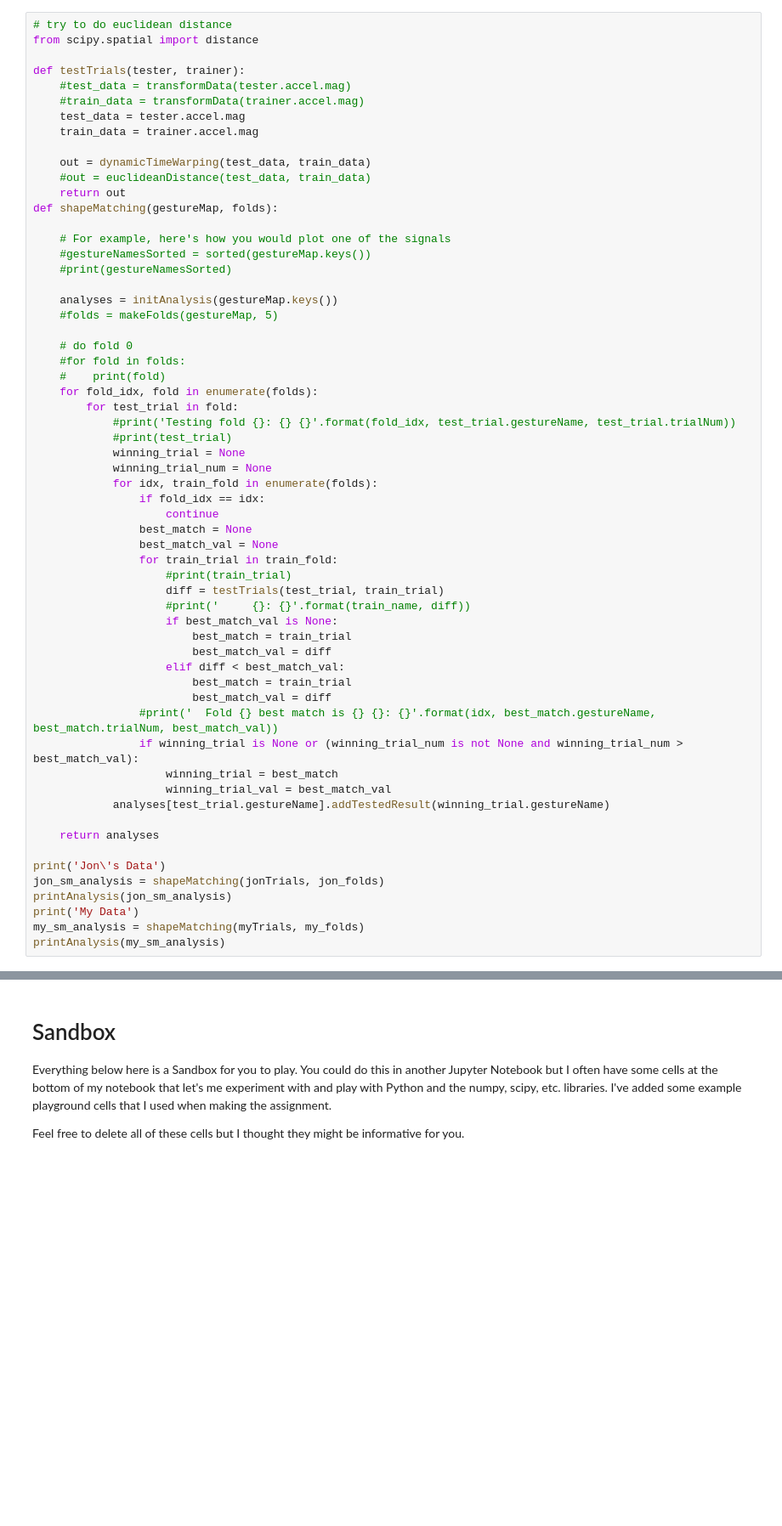
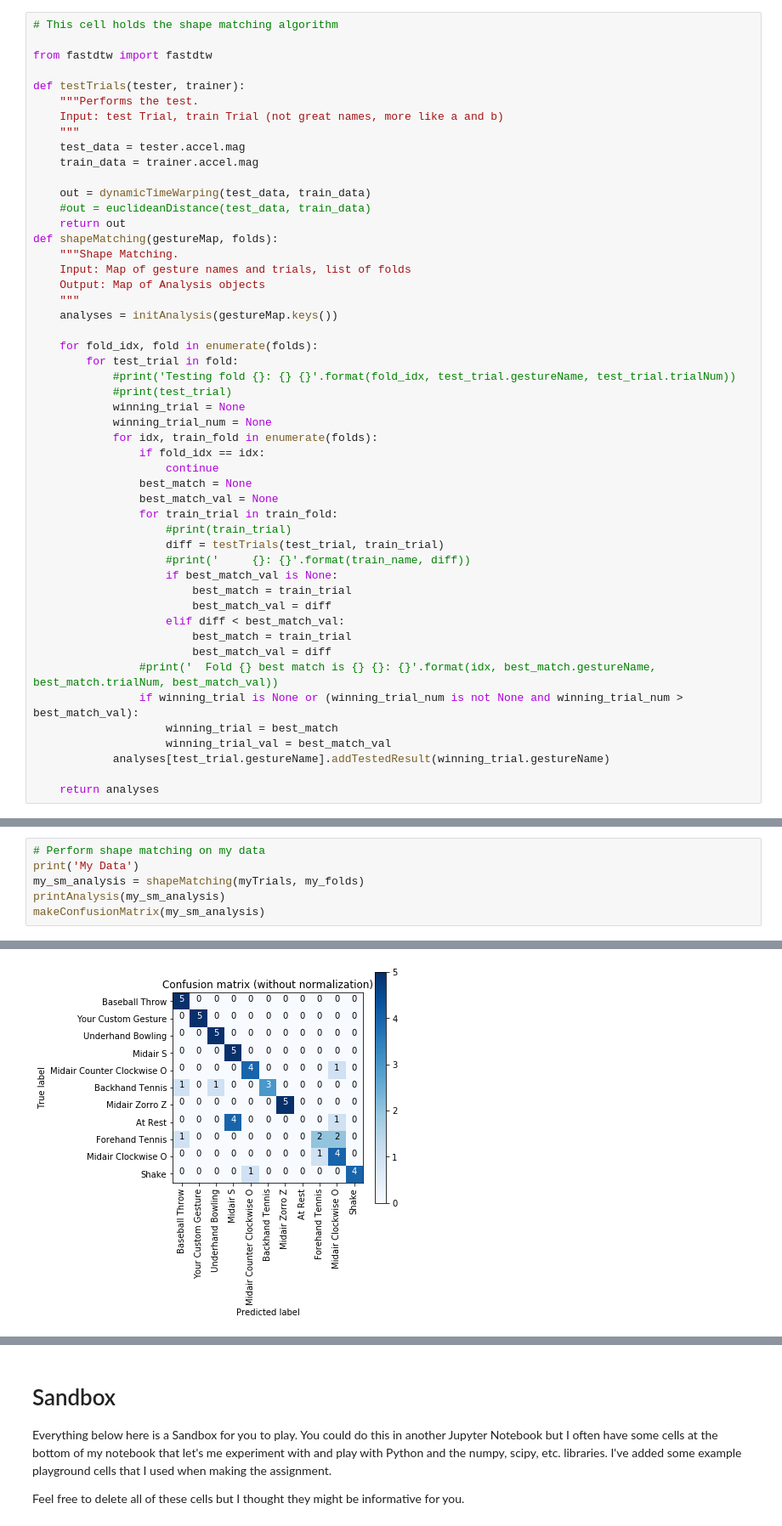
Before and after one commit to cynthisl/ubicomp, a Jupyter notebook: gesture/Gesture Recognizer.ipynb, the cells around one changed output, grey strips where cells are left out. Shown at 85% size. Cells and saved outputs as stored; diff of their text form; blank space fills up the shorter version.

```diff
--- a/gesture/Gesture Recognizer.ipynb
+++ b/gesture/Gesture Recognizer.ipynb
@@ -444,10 +561,12 @@ Fold 1
 # %%
-# try to do euclidean distance
-from scipy.spatial import distance
+# This cell holds the shape matching algorithm
+
+from fastdtw import fastdtw
 
 def testTrials(tester, trainer):
-    #test_data = transformData(tester.accel.mag)
-    #train_data = transformData(trainer.accel.mag)
+    """Performs the test.
+    Input: test Trial, train Trial (not great names, more like a and b)
+    """
     test_data = tester.accel.mag
     train_data = trainer.accel.mag
 
@@ -455,17 +574,12 @@ def testTrials(tester, trainer):
     #out = euclideanDistance(test_data, train_data)
     return out
 def shapeMatching(gestureMap, folds):
+    """Shape Matching.
+    Input: Map of gesture names and trials, list of folds
+    Output: Map of Analysis objects
+    """
+    analyses = initAnalysis(gestureMap.keys())
 
-    # For example, here's how you would plot one of the signals
-    #gestureNamesSorted = sorted(gestureMap.keys())
-    #print(gestureNamesSorted)
-
-    analyses = initAnalysis(gestureMap.keys())
-    #folds = makeFolds(gestureMap, 5)
-
-    # do fold 0
-    #for fold in folds:
-    #    print(fold)
     for fold_idx, fold in enumerate(folds):
         for test_trial in fold:
             #print('Testing fold {}: {} {}'.format(fold_idx, test_trial.gestureName, test_trial.trialNum))
@@ -494,10 +608,3 @@ def shapeMatching(gestureMap, folds):
             analyses[test_trial.gestureName].addTestedResult(winning_trial.gestureName)
 
     return analyses
-
-print('Jon\'s Data')
-jon_sm_analysis = shapeMatching(jonTrials, jon_folds)
-printAnalysis(jon_sm_analysis)
-print('My Data')
-my_sm_analysis = shapeMatching(myTrials, my_folds)
-printAnalysis(my_sm_analysis)
@@ -754,0 +631,7 @@ makeConfusionMatrix(jon_sm_analysis)
+# %%
+# Perform shape matching on my data
+print('My Data')
+my_sm_analysis = shapeMatching(myTrials, my_folds)
+printAnalysis(my_sm_analysis)
+makeConfusionMatrix(my_sm_analysis)
+# %% [output]
@@ -754,0 +651 @@ makeConfusionMatrix(jon_sm_analysis)
+[figure, added]
```
Also changed, not shown: parts of 27 cells of this notebook.
